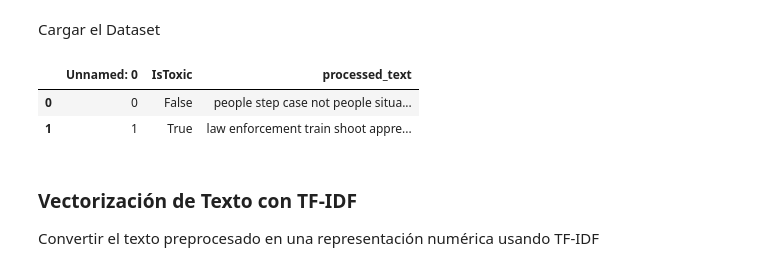
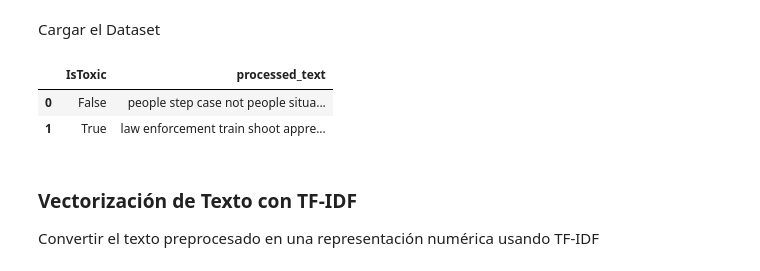
Before and after one commit to AI-School-F5-P3/Grupo6_NLP, a Jupyter notebook: notebook/naive_bayes.ipynb, the cells around one changed output. Cells and saved outputs as stored; diff of their text form; code cells hidden in the pictures.

```diff
--- a/notebook/naive_bayes.ipynb
+++ b/notebook/naive_bayes.ipynb
@@ -20,12 +20,12 @@ nlp = spacy.load("en_core_web_sm")
 Cargar el Dataset
 # %%
 # Cargar el dataset
-df = pd.read_csv('../data/youtube_cln_proc.csv')  # Reemplaza 'ruta/al/archivo.csv' por la ruta real de tu archivo
+df = pd.read_csv('../data/youtube_cln_proc.csv', index_col=False)
 df.head(2)
 # %% [output]
-|  | Unnamed: 0 | IsToxic | processed_text |
-| 0 | 0 | False | people step case not people situa... |
-| 1 | 1 | True | law enforcement train shoot appre... |
+|  | IsToxic | processed_text |
+| 0 | False | people step case not people situa... |
+| 1 | True | law enforcement train shoot appre... |
 # %% [markdown]
 ### Vectorización de Texto con TF-IDF
 
```
Also changed, not shown: 4 other files.
